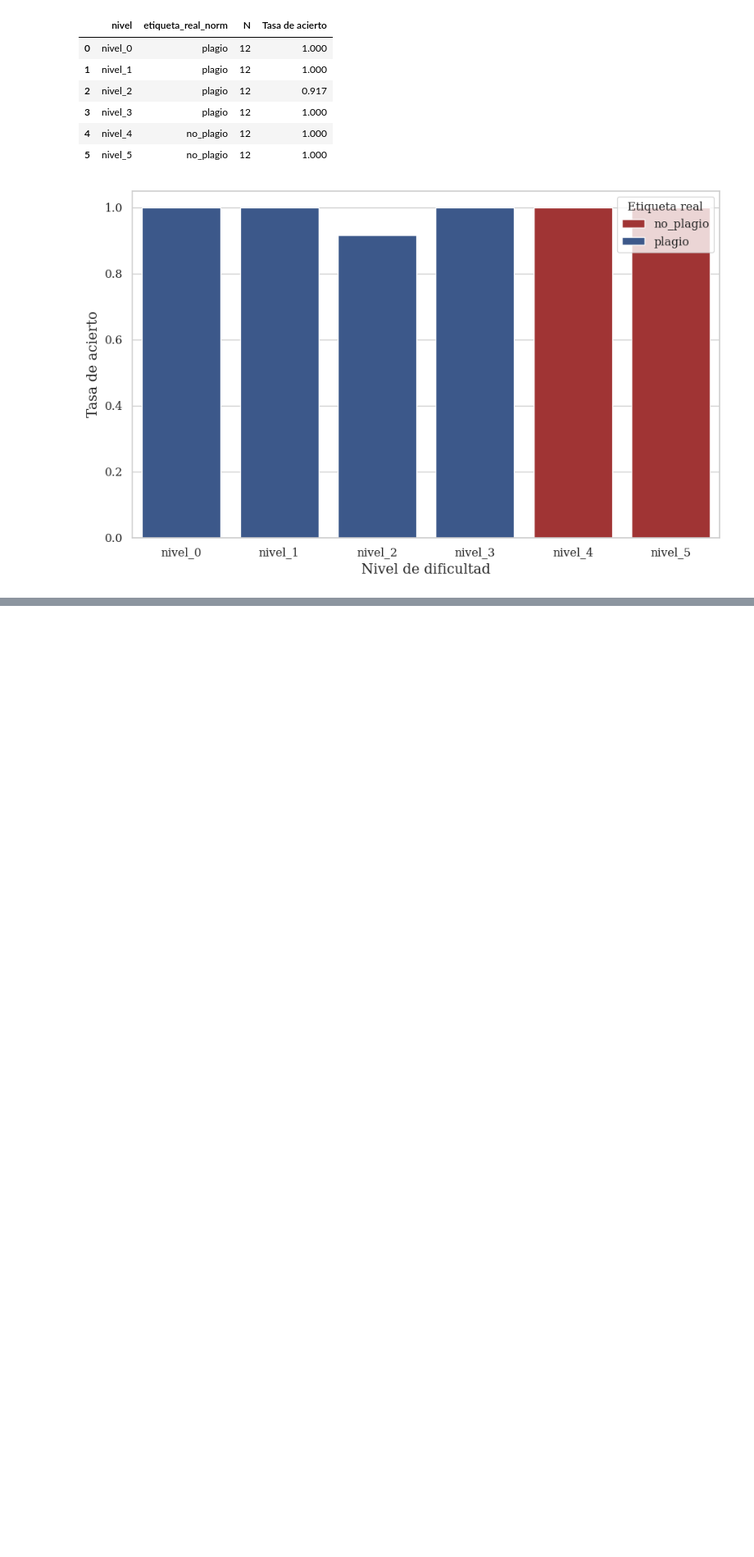
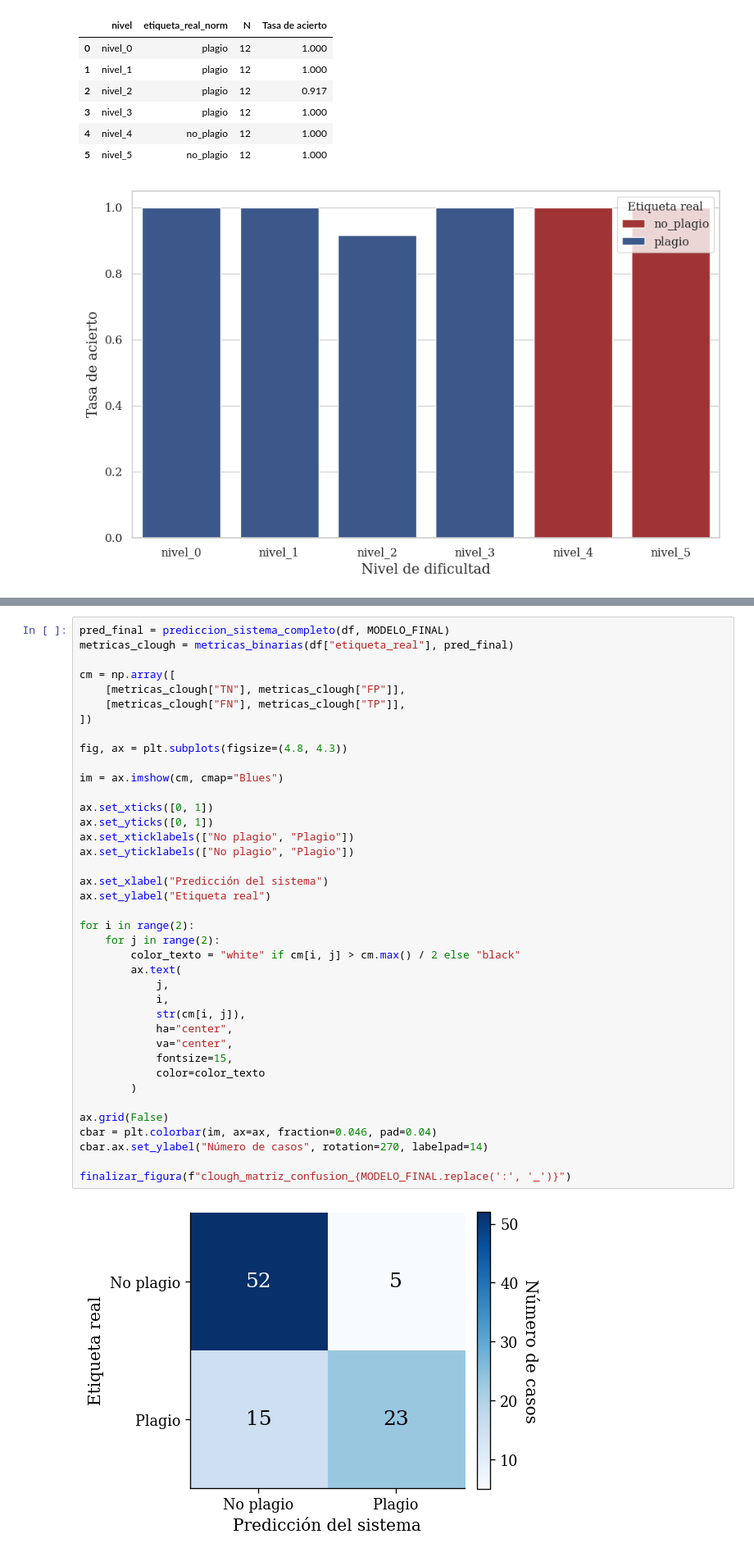
Before and after one commit to Hervaas8/practicas_uv, a Jupyter notebook: evaluacion_plagion_sintetico.ipynb, the cells around one changed output, grey strips where cells are left out. Shown at 82% size. Cells and saved outputs as stored; diff of their text form; blank space fills up the shorter version.

```diff
--- a/evaluacion_plagion_sintetico.ipynb
+++ b/evaluacion_plagion_sintetico.ipynb
@@ -1404,0 +1633,41 @@ plt.show()
+# %%
+pred_final = prediccion_sistema_completo(df, MODELO_FINAL)
+metricas_clough = metricas_binarias(df["etiqueta_real"], pred_final)
+
+cm = np.array([
+    [metricas_clough["TN"], metricas_clough["FP"]],
+    [metricas_clough["FN"], metricas_clough["TP"]],
+])
+
+fig, ax = plt.subplots(figsize=(4.8, 4.3))
+
+im = ax.imshow(cm, cmap="Blues")
+
+ax.set_xticks([0, 1])
+ax.set_yticks([0, 1])
+ax.set_xticklabels(["No plagio", "Plagio"])
+ax.set_yticklabels(["No plagio", "Plagio"])
+
+ax.set_xlabel("Predicción del sistema")
+ax.set_ylabel("Etiqueta real")
+
+for i in range(2):
+    for j in range(2):
+        color_texto = "white" if cm[i, j] > cm.max() / 2 else "black"
+        ax.text(
+            j,
+            i,
+            str(cm[i, j]),
+            ha="center",
+            va="center",
+            fontsize=15,
+            color=color_texto
+        )
+
+ax.grid(False)
+cbar = plt.colorbar(im, ax=ax, fraction=0.046, pad=0.04)
+cbar.ax.set_ylabel("Número de casos", rotation=270, labelpad=14)
+
+finalizar_figura(f"clough_matriz_confusion_{MODELO_FINAL.replace(':', '_')}")
+# %% [output]
+[figure, added]
```
Also changed, not shown: parts of 4 cells of this notebook, 29 other files.
